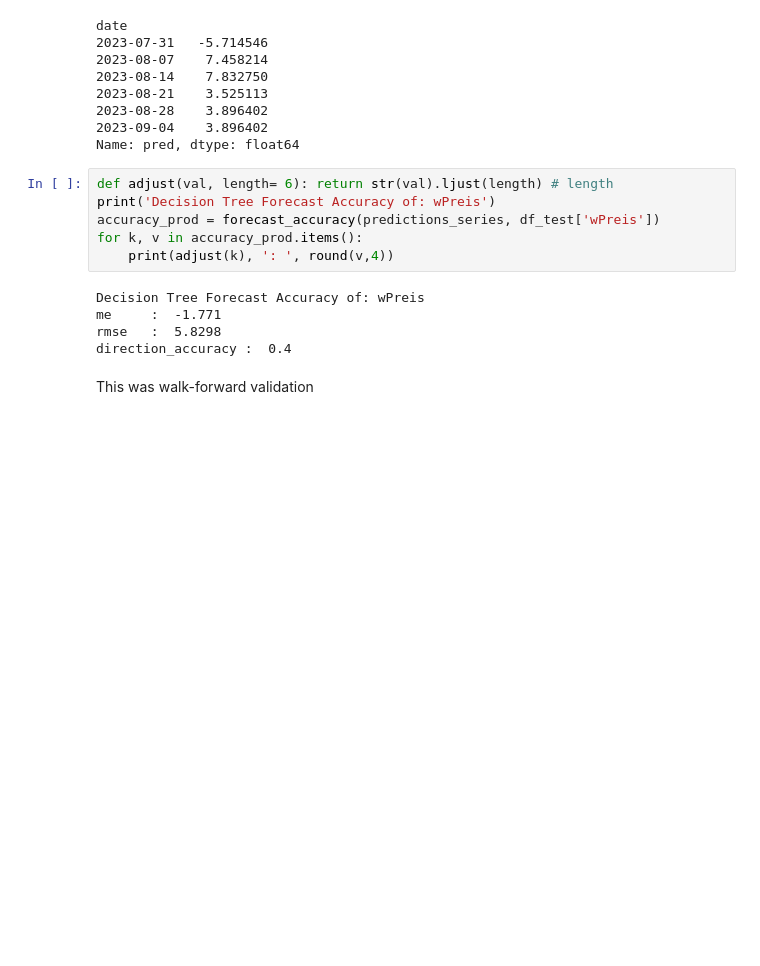
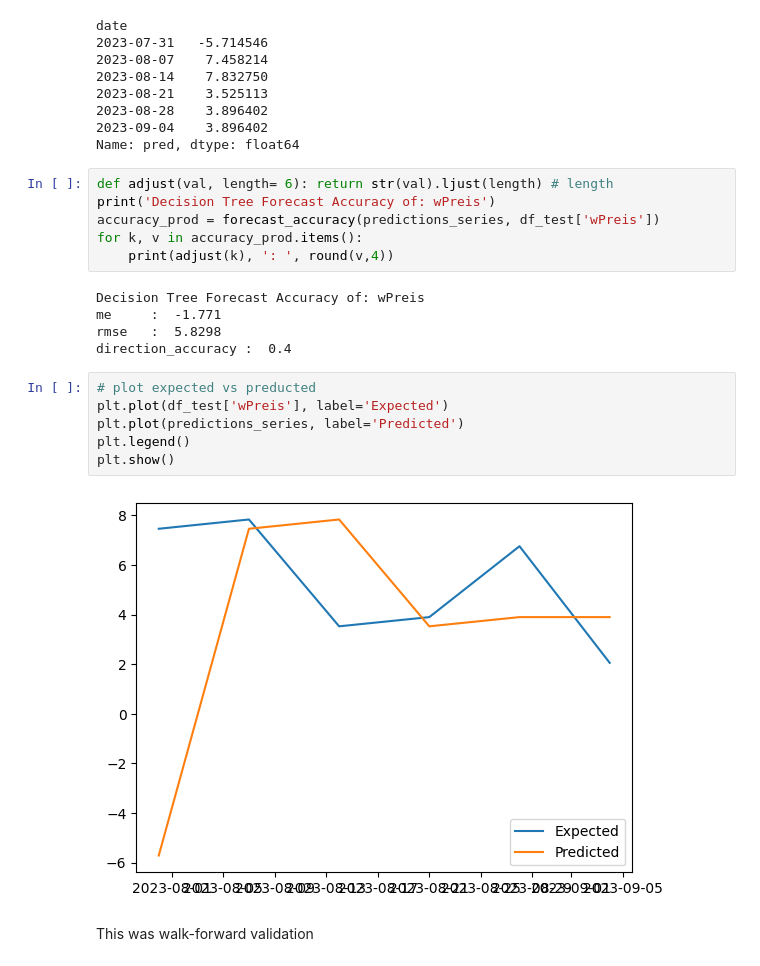
Before and after one commit to surajkarak/thesis, a Jupyter notebook: DecisionTree_Test.ipynb, the cells around one changed output. Saved outputs shown, nothing was run; the diff lists cells and outputs as text; blank space fills up the shorter version.

```diff
--- a/DecisionTree_Test.ipynb
+++ b/DecisionTree_Test.ipynb
@@ -158,5 +158,13 @@ Decision Tree Forecast Accuracy of: wPreis
 me     :  -1.771
 rmse   :  5.8298
 direction_accuracy :  0.4
+# %%
+# plot expected vs preducted
+plt.plot(df_test['wPreis'], label='Expected')
+plt.plot(predictions_series, label='Predicted')
+plt.legend()
+plt.show()
+# %% [output]
+[figure, added]
 # %% [markdown]
 This was walk-forward validation
```
Also changed, not shown: 3 other files.
